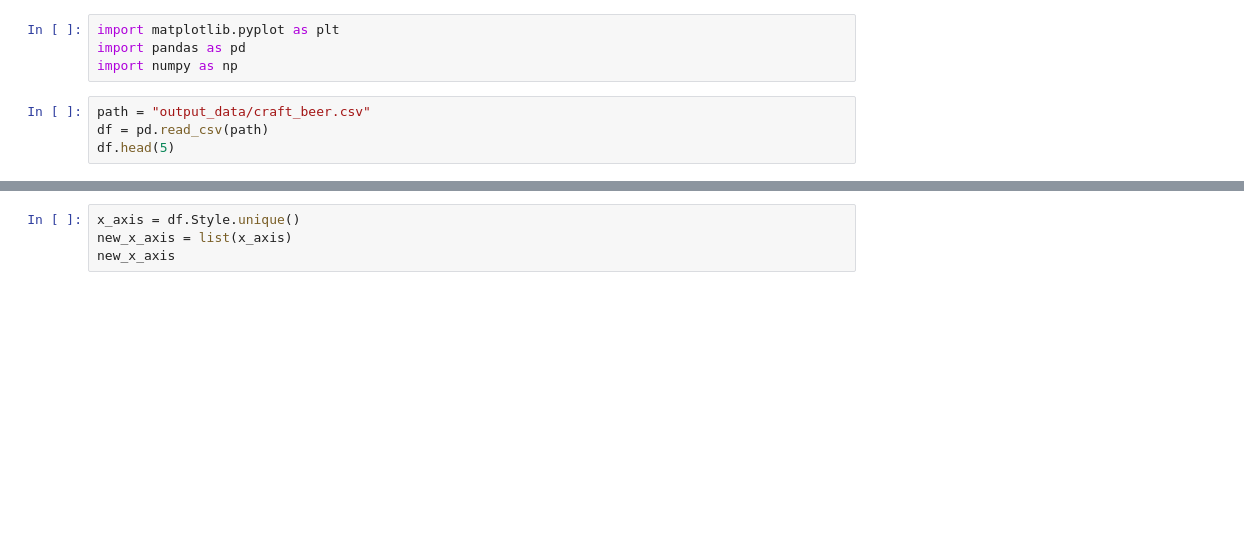
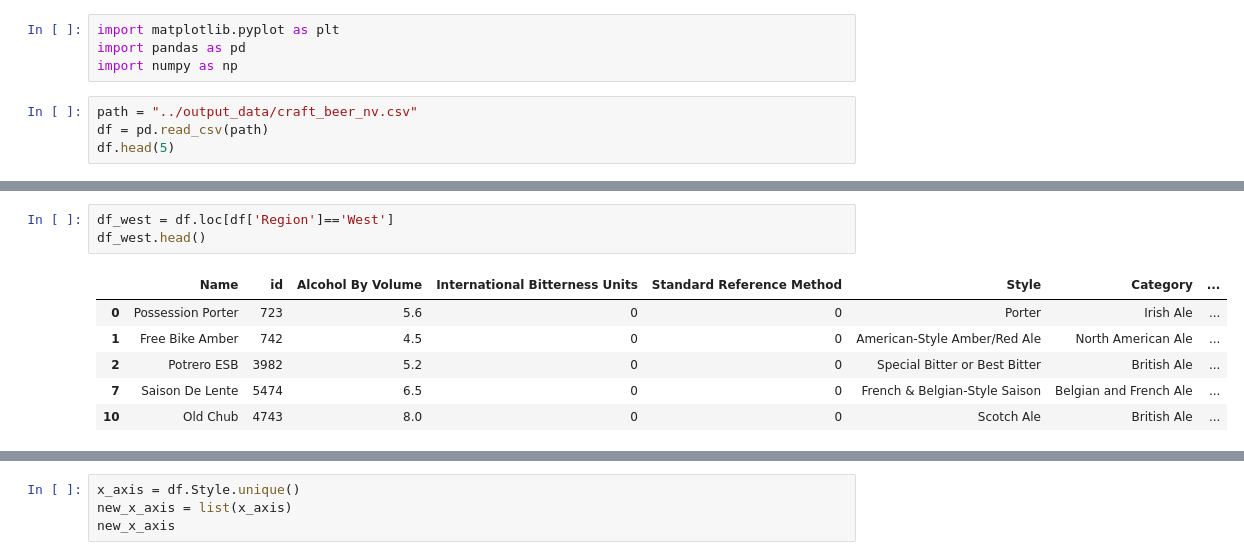
Before and after one commit to acoo33/project1, a Jupyter notebook: graphs/style_by_region.ipynb, the cells around one changed output, grey strips where cells are left out. Drawn from its saved outputs; the diff is of its cells as text; blank space fills up the shorter version.

```diff
--- a/graphs/style_by_region.ipynb
+++ b/graphs/style_by_region.ipynb
@@ -5,7 +5,7 @@ import matplotlib.pyplot as plt
 import pandas as pd
 import numpy as np
 # %%
-path = "output_data/craft_beer.csv"
+path = "../output_data/craft_beer_nv.csv"
 df = pd.read_csv(path)
 df.head(5)
 # %% [output]
@@ -17,0 +38,10 @@ df.head(5)
+# %%
+df_west = df.loc[df['Region']=='West']
+df_west.head()
+# %% [output]
+|  | Name | id | Alcohol By Volume | International Bitterness Units | Standard Reference Method | Style | Category | ... |
+| 0 | Possession Porter | 723 | 5.6 | 0 | 0 | Porter | Irish Ale | ... |
+| 1 | Free Bike Amber | 742 | 4.5 | 0 | 0 | American-Style Amber/Red Ale | North American Ale | ... |
+| 2 | Potrero ESB | 3982 | 5.2 | 0 | 0 | Special Bitter or Best Bitter | British Ale | ... |
+| 7 | Saison De Lente | 5474 | 6.5 | 0 | 0 | French & Belgian-Style Saison | Belgian and French Ale | ... |
+| 10 | Old Chub | 4743 | 8.0 | 0 | 0 | Scotch Ale | British Ale | ... |
```
Also changed, not shown: parts of 13 cells of this notebook, 3 other files.
